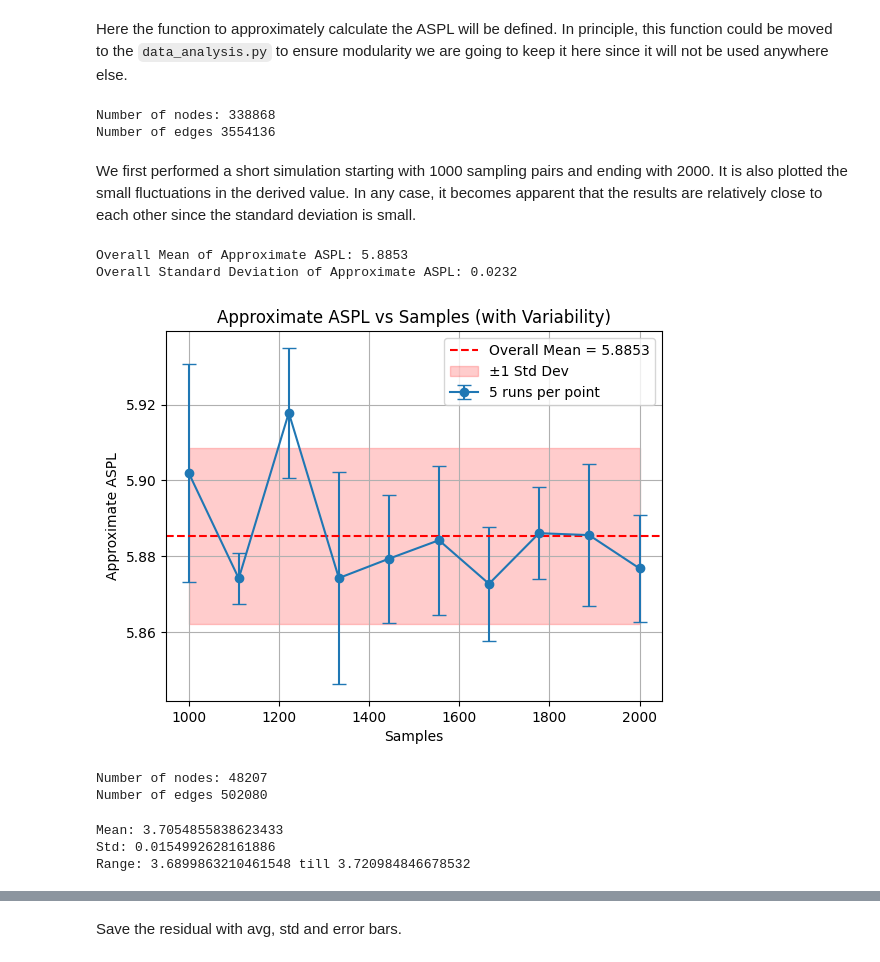
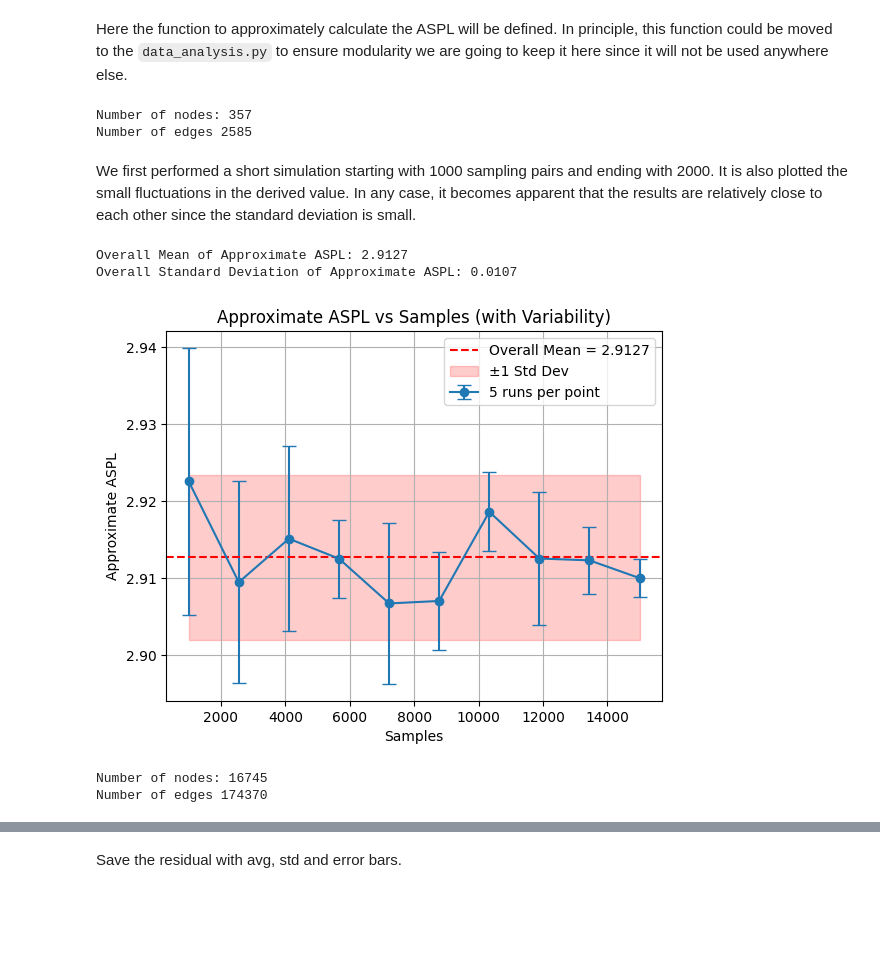
Before and after one commit to hrachya-zakaryan/qudit-lc, a Jupyter notebook: aspl.ipynb, the cells around one changed output, grey strips where cells are left out. Drawn from its saved outputs; the diff is of its cells as text; code cells hidden in the pictures; blank space fills up the shorter version.

```diff
--- a/aspl.ipynb
+++ b/aspl.ipynb
@@ -51,90 +42,58 @@ def approximate_aspl(graph, sample_size=10000):
     return total_dist / valid_pairs if valid_pairs > 0 else float('inf')
 # %%
 #With this way one can use the OG and get an idea of the total nodes and edges it has. In this case we are presenting one of the biggest orbits we found.
-g = nx.read_edgelist(f"orbits_d{d}_n{n}_separated/orbit_9", nodetype=int)
+g = nx.read_edgelist(f"orbits_d{d}_n{n}_separated_sorted/orbit_38", nodetype=int)
 print("Number of nodes:",len(list(g.nodes())))
 print("Number of edges",len(list(g.edges())))
 # %% [output]
-Number of nodes: 338868
-Number of edges 3554136
+Number of nodes: 357
+Number of edges 2585
 # %% [markdown]
 We first performed a short simulation starting with 1000 sampling pairs and ending with 2000. It is also plotted the small fluctuations in the derived value. In any case, it becomes apparent that the results are relatively close to each other since the standard deviation is small.
 # %%
 starting = 1000
-finishing = 2000
+finishing = 15000
 points = 10
 repeats = 5  # Number of repetitions for each sample point
 
 samples = np.linspace(starting, finishing, points).astype(int)
 
 # Perform multiple calculations for each sample point
 y_values = np.array([[approximate_aspl(g, n) for _ in range(repeats)] for n in samples])
 
 # Calculate mean and standard deviation for each sample point
 means = y_values.mean(axis=1)
 std_devs = y_values.std(axis=1)
 
 # Calculate overall mean and standard deviation
 overall_mean = y_values.mean()
 overall_std = y_values.std()
 
 print(f"Overall Mean of Approximate ASPL: {overall_mean:.4f}")
 print(f"Overall Standard Deviation of Approximate ASPL: {overall_std:.4f}")
 
 # Create the plot with error bars
 plt.errorbar(samples, means, yerr=std_devs, fmt='-o', capsize=5, label=f'{repeats} runs per point')
 
 # Display the overall mean and standard deviation on the plot
 plt.axhline(y=overall_mean, color='red', linestyle='--', label=f'Overall Mean = {overall_mean:.4f}')
 plt.fill_between(samples, overall_mean - overall_std, overall_mean + overall_std, color='red', alpha=0.2, label=f'±1 Std Dev')
 
 plt.xlabel('Samples')
 plt.ylabel('Approximate ASPL')
 plt.title('Approximate ASPL vs Samples (with Variability)')
 plt.grid(True)
 plt.legend()
 plt.show()
 # %% [output]
-Overall Mean of Approximate ASPL: 5.8853
-Overall Standard Deviation of Approximate ASPL: 0.0232
+Overall Mean of Approximate ASPL: 2.9127
+Overall Standard Deviation of Approximate ASPL: 0.0107
-[figure, old version]
+[figure, new version]
 # %%
 #Define another OG
-g = nx.read_edgelist(f"orbits_d{d}_n{n}_separated/orbit_0", nodetype=int)
+g = nx.read_edgelist(f"orbits_d{d}_n{n}_separated_sorted/orbit_72", nodetype=int)
 print("Number of nodes:",len(list(g.nodes())))
 print("Number of edges",len(list(g.edges())))
 # %% [output]
-Number of nodes: 48207
-Number of edges 502080
+Number of nodes: 16745
+Number of edges 174370
-# %%
-starting = 1000 #Number of Samples Start
-finishing = 10000 #Number of Samples End
-points = 100 #Number of points between the range
-repeats = 2  # Number of repetitions for each sample point
-
-def statistics_approx_aspl(graph,initial_num_pairs,final_num_pair, samples_per_num_pairs, num_of_runs):
-    samples = np.linspace(initial_num_pairs, final_num_pair, samples_per_num_pairs).astype(int)
-    y_values = np.array([[approximate_aspl(graph, n) for _ in range(num_of_runs)] for n in samples])
-
-    # Calculate mean and standard deviation for each sample point
-    means = y_values.mean(axis=1)
-    std_devs = y_values.std(axis=1)
-
-    # Calculate overall mean and standard deviation
-    overall_mean = y_values.mean()
-    overall_std = y_values.std()
-    return means, std_devs, overall_mean, overall_std
-
-
-
-
-
-
-ar_mean, ar_std, tot_mean, tot_std = statistics_approx_aspl(g, starting,finishing,points,repeats)
-print("Mean:",tot_mean)
-print("Std:",tot_std)
-print(f"Range: {tot_mean-tot_std} till {tot_mean+tot_std}")
-# %% [output]
-Mean: 3.7054855838623433
-Std: 0.0154992628161886
-Range: 3.6899863210461548 till 3.720984846678532
```
Also changed, not shown: parts of 14 cells of this notebook, 26 other files.
